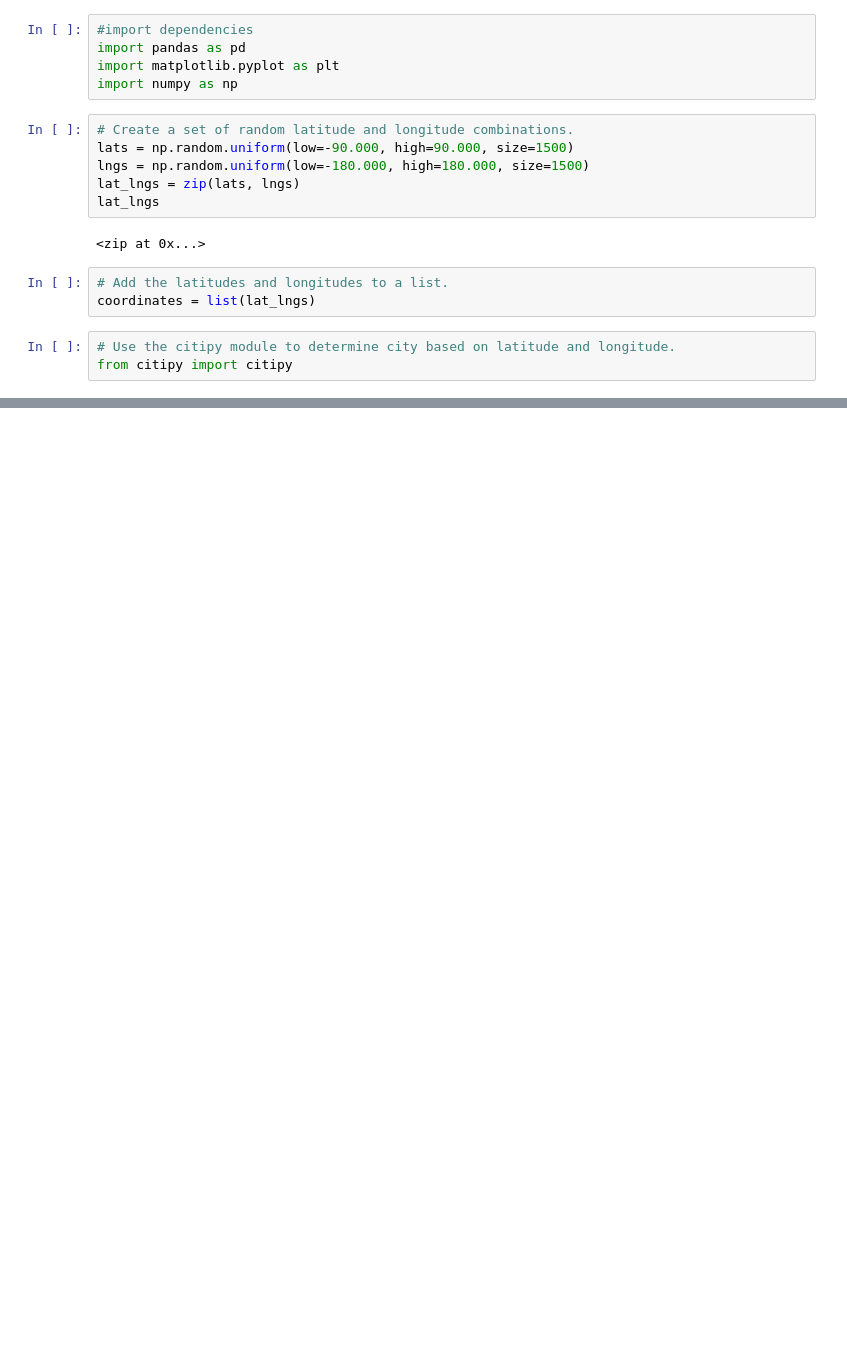
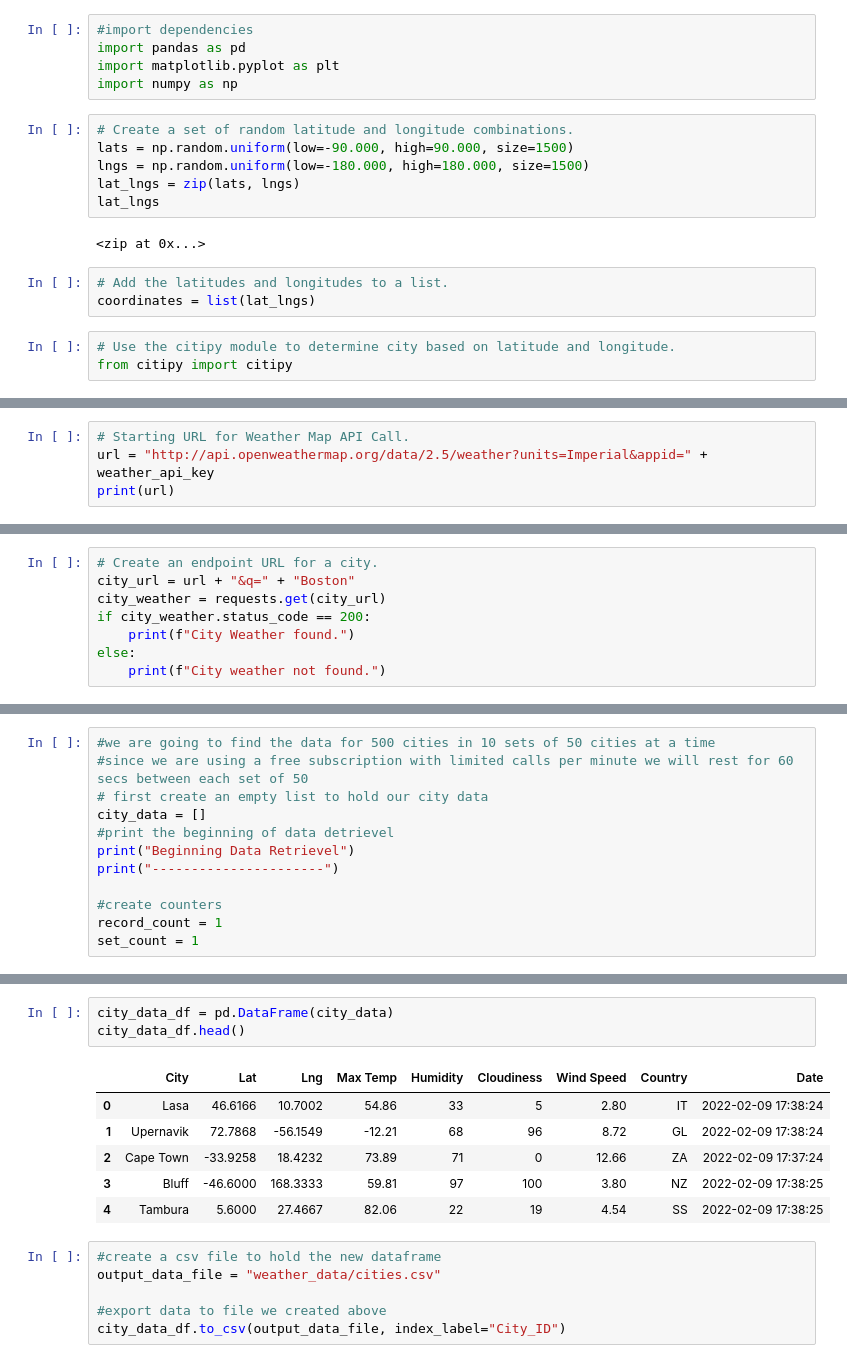
Before and after one commit to brendanhorsley/world_weather_analysis, a Jupyter notebook: WeatherPy.ipynb, the cells around one changed output, grey strips where cells are left out. Cells and saved outputs as stored; diff of their text form; blank space fills up the shorter version.

Commit message:
converted api data to dataframe and csv

```diff
--- a/WeatherPy.ipynb
+++ b/WeatherPy.ipynb
@@ -33,0 +39,4 @@ len(cities)
+# %%
+# Starting URL for Weather Map API Call.
+url = "http://api.openweathermap.org/data/2.5/weather?units=Imperial&appid=" + weather_api_key
+print(url)
@@ -33,0 +71,8 @@ len(cities)
+# %%
+# Create an endpoint URL for a city.
+city_url = url + "&q=" + "Boston"
+city_weather = requests.get(city_url)
+if city_weather.status_code == 200:
+    print(f"City Weather found.")
+else:
+    print(f"City weather not found.")
@@ -33,0 +128,12 @@ len(cities)
+# %%
+#we are going to find the data for 500 cities in 10 sets of 50 cities at a time
+#since we are using a free subscription with limited calls per minute we will rest for 60 secs between each set of 50
+# first create an empty list to hold our city data
+city_data = []
+#print the beginning of data detrievel
+print("Beginning Data Retrievel")
+print("----------------------")
+
+#create counters
+record_count = 1
+set_count = 1
@@ -33,0 +209,16 @@ len(cities)
+# %%
+city_data_df = pd.DataFrame(city_data)
+city_data_df.head()
+# %% [output]
+|  | City | Lat | Lng | Max Temp | Humidity | Cloudiness | Wind Speed | Country | Date |
+| 0 | Lasa | 46.6166 | 10.7002 | 54.86 | 33 | 5 | 2.80 | IT | 2022-02-09 17:38:24 |
+| 1 | Upernavik | 72.7868 | -56.1549 | -12.21 | 68 | 96 | 8.72 | GL | 2022-02-09 17:38:24 |
+| 2 | Cape Town | -33.9258 | 18.4232 | 73.89 | 71 | 0 | 12.66 | ZA | 2022-02-09 17:37:24 |
+| 3 | Bluff | -46.6000 | 168.3333 | 59.81 | 97 | 100 | 3.80 | NZ | 2022-02-09 17:38:25 |
+| 4 | Tambura | 5.6000 | 27.4667 | 82.06 | 22 | 19 | 4.54 | SS | 2022-02-09 17:38:25 |
+# %%
+#create a csv file to hold the new dataframe
+output_data_file = "weather_data/cities.csv"
+
+#export data to file we created above
+city_data_df.to_csv(output_data_file, index_label="City_ID")
```
Also changed, not shown: parts of 16 cells of this notebook, 2 other files.
